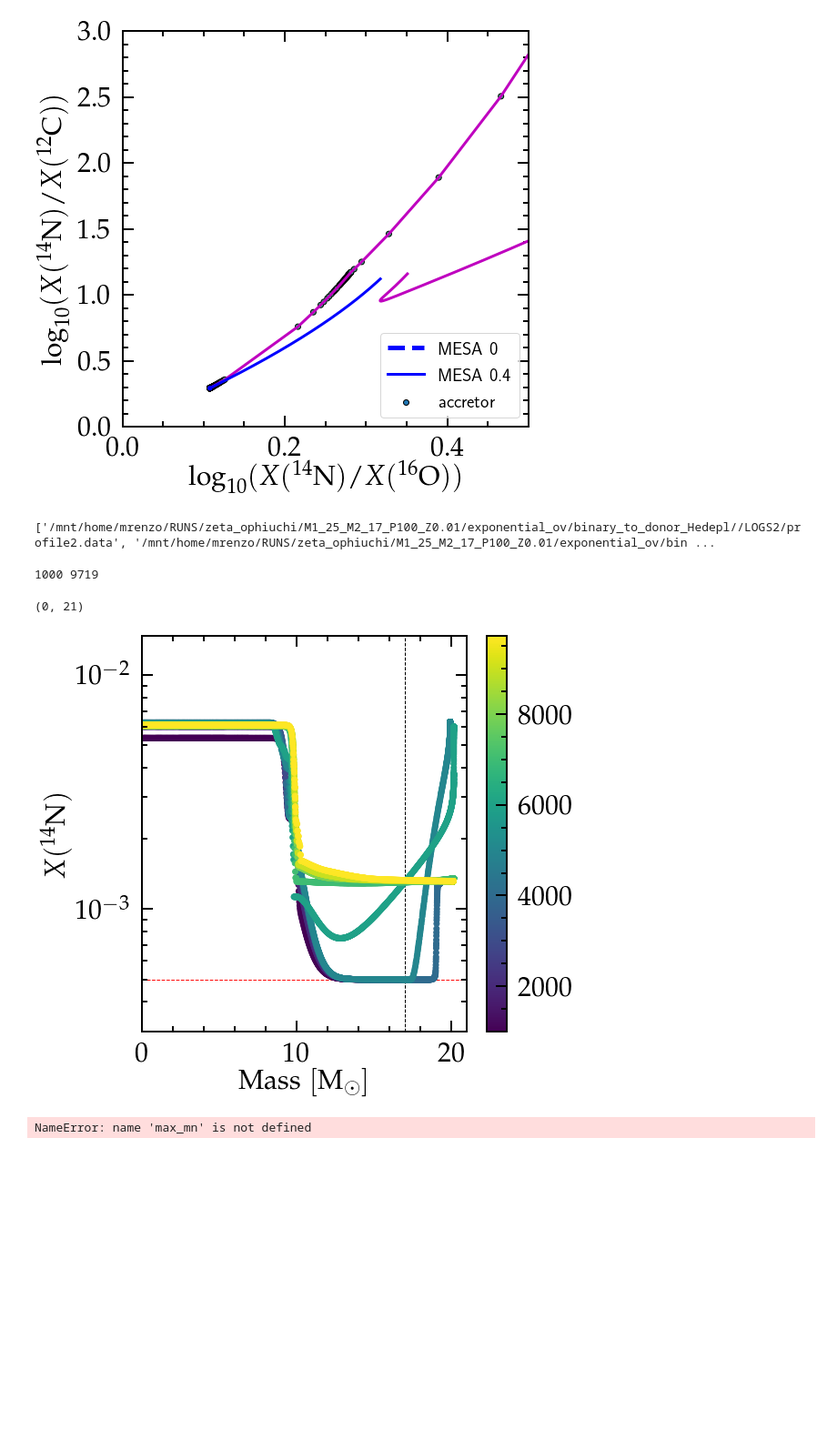
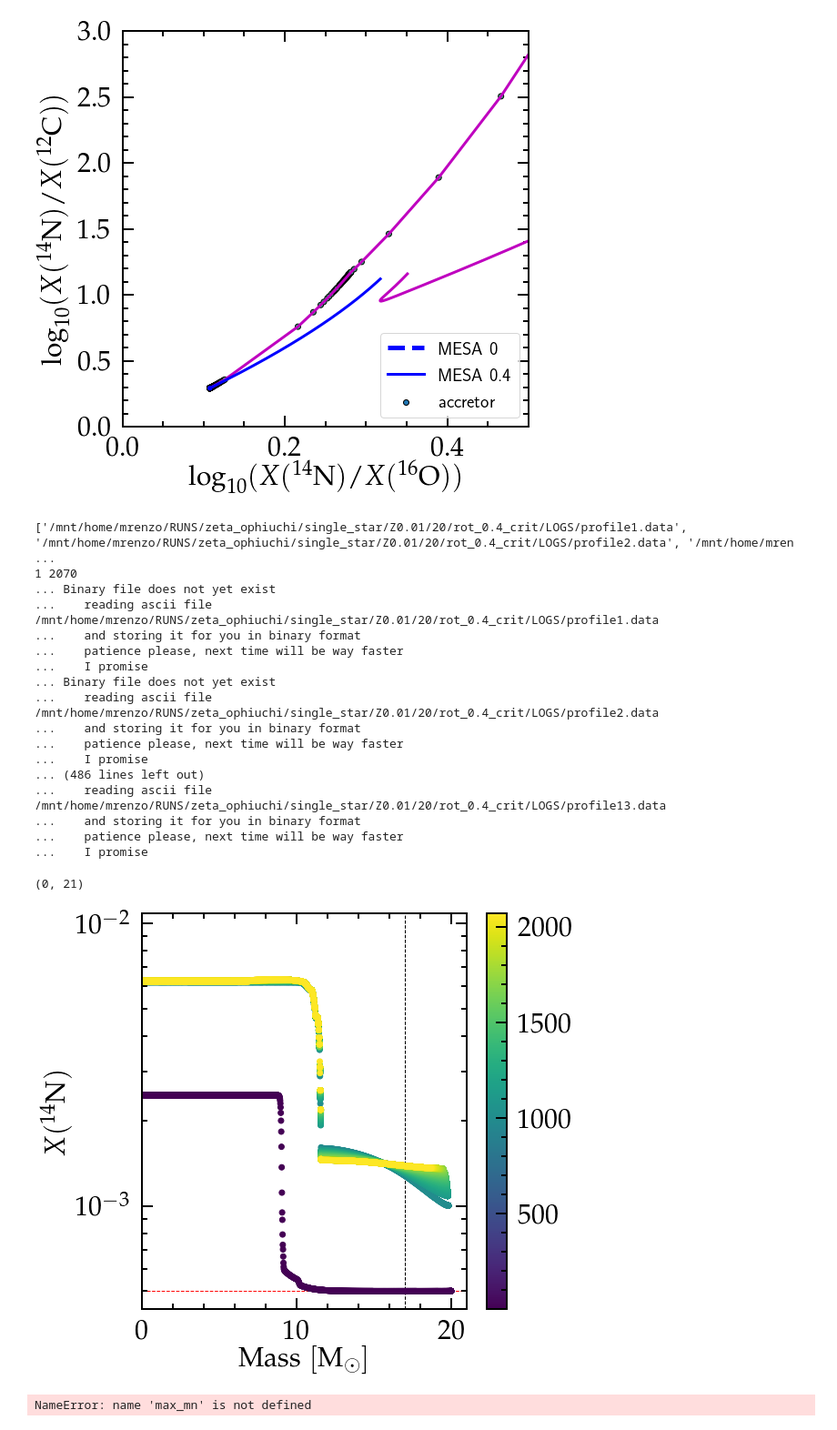
Before and after one commit to mathren/zeta_oph, a Jupyter notebook: notebooks/mixing.ipynb, the cells around one changed output. Shown at 91% size. Saved outputs shown, nothing was run; the diff lists cells and outputs as text; code cells hidden in the pictures; blank space fills up the shorter version.

```diff
--- a/notebooks/mixing.ipynb
+++ b/notebooks/mixing.ipynb
@@ -246,13 +246,13 @@ def get_ZAMS_n14(hfile):
     src, col = getSrcCol(hfile)
     surface_n14 = src[0, col.index("surface_n14")]
     return surface_n14
-# %%
-# N profiles in time
-profiles = sorted(glob.glob(LOGS2+"/p*data"), key=get_modnum_from_profile)[1:]
-print(profiles)
-# %% [output]
-['/mnt/home/mrenzo/RUNS/zeta_ophiuchi/M1_25_M2_17_P100_Z0.01/exponential_ov/binary_to_donor_Hedepl//LOGS2/profile2.data', '/mnt/home/mrenzo/RUNS/zeta_ophiuchi/M1_25_M2_17_P100_Z0.01/exponential_ov/bin ...
 # %%
+# N profiles in time
+#folder = LOGS2
+folder = "/mnt/home/mrenzo/RUNS/zeta_ophiuchi/single_star/Z0.01/20/rot_0.4_crit/LOGS/"
+
+profiles = sorted(glob.glob(folder+"/p*data"), key=get_age_from_profile)
+print(profiles)
 # find min and max age
 # min_age = 1e99
 # max_age = -1e99
@@ -280,35 +280,51 @@ cmap = plt.cm.viridis(color_array)
 
 
 fig = plt.figure()
 gs = gridspec.GridSpec(100, 100)
 ax = fig.add_subplot(gs[:,:])
 
 for profile in profiles:
     src, col = getSrcCol(profile)
     n = src[:, col.index("n14")]
     m = src[:, col.index("mass")]
     modnum = get_modnum_from_profile(profile)
     # i = np.argmin(np.absolute(color_array-modnum))
     # ax.plot(m, n, lw=3, c=cmap[i])
     p = ax.scatter(m,n, c=[modnum]*len(n), vmin=min_mn, vmax=max_mn)
 
 
 fig.colorbar(p)
 
 ax.axvline(17, 0, 1, lw=1, ls='--', c='k', zorder=0)
 ZAMS_n14 = get_ZAMS_n14(hfile1)
 
 ax.axhline(ZAMS_n14, 0, 1, lw=1, ls='--', c='r', zorder=0)
 ax.set_xlabel(r"$\mathrm{Mass \ [M_\odot]}$")
 ax.set_ylabel(r"$X(^{14}\mathrm{N})$")
 
 ax.set_yscale('log')
 #ax.set_ylim(1e-, 1e-2)
 ax.set_xlim(0, 21)
 # %% [output]
-1000 9719
+['/mnt/home/mrenzo/RUNS/zeta_ophiuchi/single_star/Z0.01/20/rot_0.4_crit/LOGS/profile1.data', '/mnt/home/mrenzo/RUNS/zeta_ophiuchi/single_star/Z0.01/20/rot_0.4_crit/LOGS/profile2.data', '/mnt/home/mren ...
+1 2070
+... Binary file does not yet exist
+...    reading ascii file  /mnt/home/mrenzo/RUNS/zeta_ophiuchi/single_star/Z0.01/20/rot_0.4_crit/LOGS/profile1.data
+...    and storing it for you in binary format
+...    patience please, next time will be way faster
+...    I promise
+... Binary file does not yet exist
+...    reading ascii file  /mnt/home/mrenzo/RUNS/zeta_ophiuchi/single_star/Z0.01/20/rot_0.4_crit/LOGS/profile2.data
+...    and storing it for you in binary format
+...    patience please, next time will be way faster
+...    I promise
+... (486 lines left out)
+...    reading ascii file  /mnt/home/mrenzo/RUNS/zeta_ophiuchi/single_star/Z0.01/20/rot_0.4_crit/LOGS/profile13.data
+...    and storing it for you in binary format
+...    patience please, next time will be way faster
+...    I promise
 (0, 21)
-[figure, old version]
+[figure, new version]
 # %%
 profiles = sorted(glob.glob(LOGS2+"/p*data"), key=get_modnum_from_profile)[1:]
 modnums = []
```
